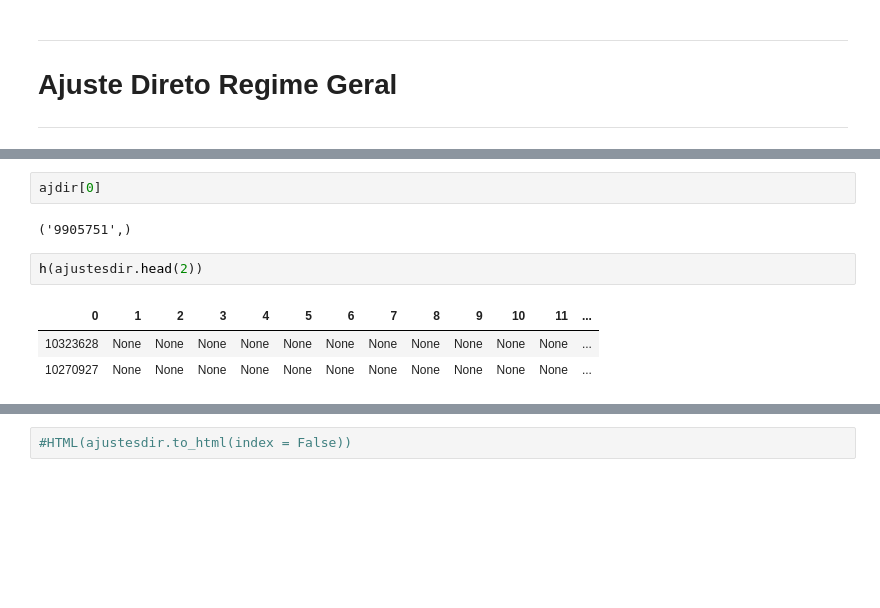
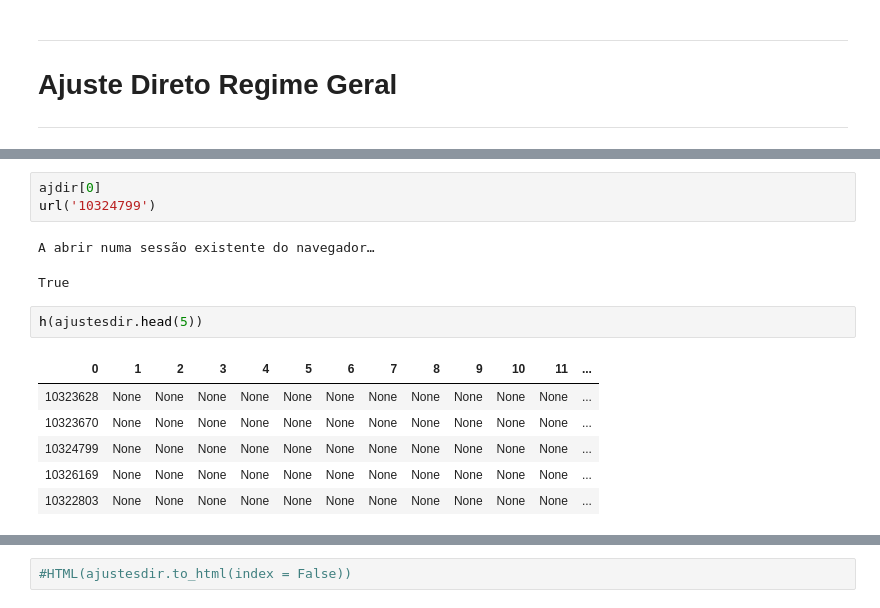
Before and after one commit to francisco-vpereira/ForceraIntership, a Jupyter notebook: forcera/scripts/contratos_v2.ipynb, the cells around one changed output, grey strips where cells are left out. Cells and saved outputs as stored; diff of their text form; blank space fills up the shorter version.

```diff
--- a/forcera/scripts/contratos_v2.ipynb
+++ b/forcera/scripts/contratos_v2.ipynb
@@ -748,14 +755,19 @@ max      8624000.00
 Name: PrecoContratual, dtype: object
 # %%
 ajdir[0]
+url('10324799')
 # %% [output]
-('9905751',)
+A abrir numa sessão existente do navegador…
+True
 # %%
-h(ajustesdir.head(2))
+h(ajustesdir.head(5))
 # %% [output]
 | 0 | 1 | 2 | 3 | 4 | 5 | 6 | 7 | 8 | 9 | 10 | 11 | ... |
 | 10323628 | None | None | None | None | None | None | None | None | None | None | None | ... |
-| 10270927 | None | None | None | None | None | None | None | None | None | None | None | ... |
+| 10323670 | None | None | None | None | None | None | None | None | None | None | None | ... |
+| 10324799 | None | None | None | None | None | None | None | None | None | None | None | ... |
+| 10326169 | None | None | None | None | None | None | None | None | None | None | None | ... |
+| 10322803 | None | None | None | None | None | None | None | None | None | None | None | ... |
 # %%
 ajustesdir.TipoProcedimento.value_counts()
 # %% [output]
```
Also changed, not shown: parts of 27 cells of this notebook.
